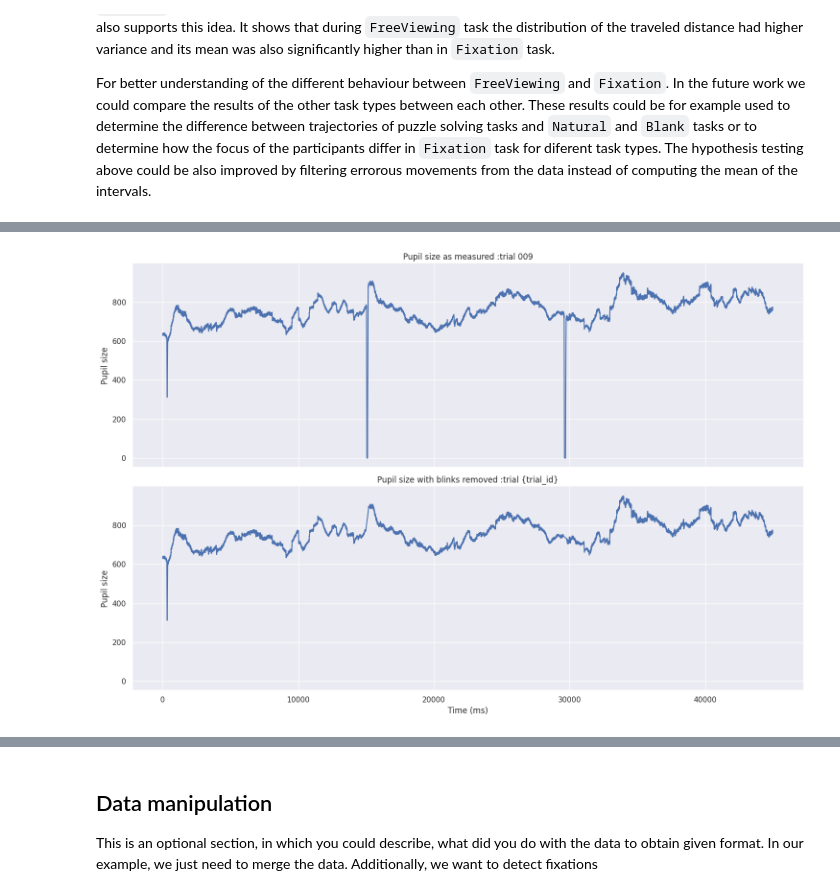
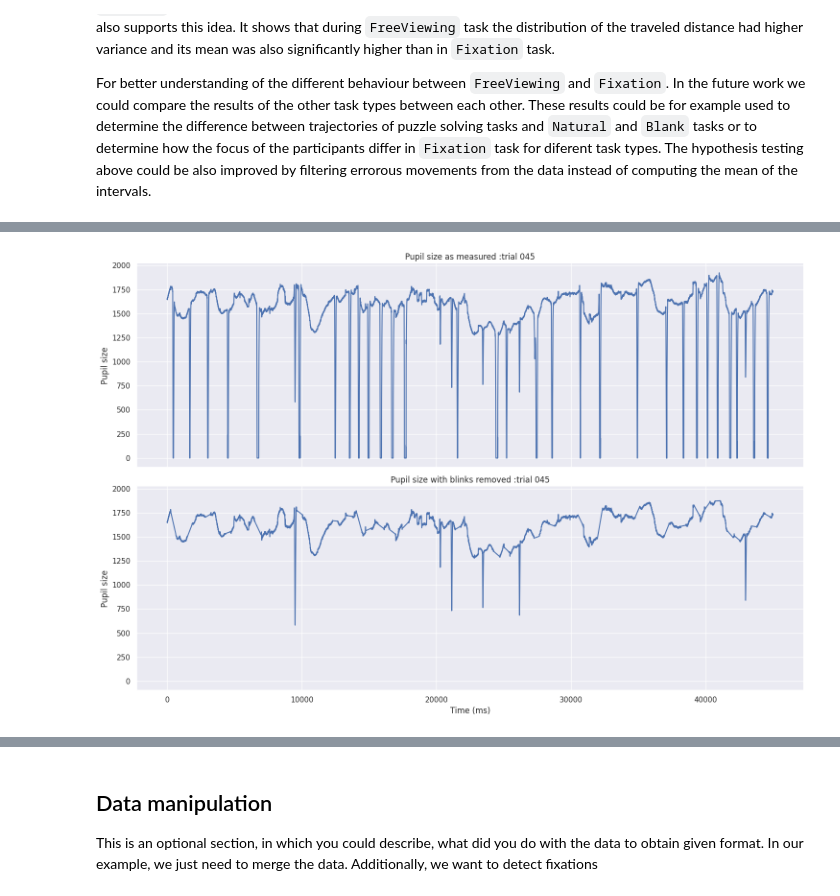
Before and after one commit to dbeinhauer/etra_challenge, a Jupyter notebook: etra_challenge_report.ipynb, the cells around one changed output, grey strips where cells are left out. Cells and saved outputs as stored; diff of their text form; code cells hidden in the pictures.

Commit message:
Data preparation hypothesis 2

```diff
--- a/etra_challenge_report.ipynb
+++ b/etra_challenge_report.ipynb
@@ -382,3 +322,6 @@ hyp2_var["time"] = hyp2_var\
+# %%
+# We choose only subject `059` and `FreeViewing` task.
+hyp2_var = load_data(subject="059", fv_fixation="FreeViewing")
 # %%
 hyp2_var.head()
 # %% [output]
@@ -391,3 +367,30 @@ hyp2_var.head()
+# %%
+def remove_blinks(
+        data : pd.DataFrame,
+        pupil_column='lp',
+        blink_treshold=100,
+        blink_duration=80,  # Remove 160 ms before and after blink.
+    ):
+    """
+    Removes all blink candidates and their adjacent interval from the data.
+    """
+
+    new_data = data.copy()
+    num_rows = new_data.shape[0]
+
+    # Find all time candidates for the blink (lower than `blink_treshold`).
+    blink_peaks = np.where(new_data[pupil_column].lt(blink_treshold))[0]
+    for peak in blink_peaks:
+        # For each blink candidate get rid of the data around the blink
+        # (to eliminate whole blinking interval).
+        new_data\
+            .loc[
+                max(0, peak - blink_duration):
+                    min(peak + blink_duration, num_rows),
+                pupil_column
+            ] = pd.NA
+
+    return new_data.dropna()
 # %%
 def plot_blinks(
         data: pd.DataFrame,
@@ -407,4 +410,4 @@ def plot_blinks(
     g.set_xlabels("Time (ms)")
     g.set_ylabels("Pupil size")
     g.axes[0, 0].set_title(f"Pupil size as measured :trial {trial_id}")
-    g.axes[1, 0].set_title("Pupil size with blinks removed :trial {trial_id}");
+    g.axes[1, 0].set_title(f"Pupil size with blinks removed :trial {trial_id}")
@@ -411,4 +416,4 @@ def plot_blinks(
 # %%
-plot_blinks(hyp2_var, "009")
+plot_blinks(hyp2_var, "045")
 # %% [output]
-[figure, old version]
+[figure, new version]
```
Also changed, not shown: parts of 23 cells of this notebook.
